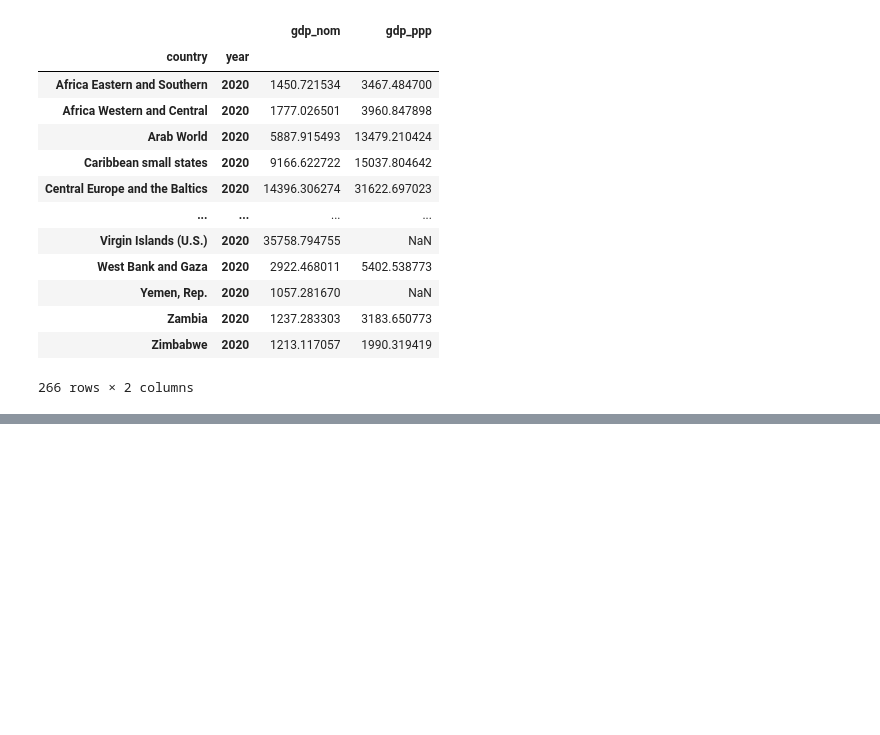
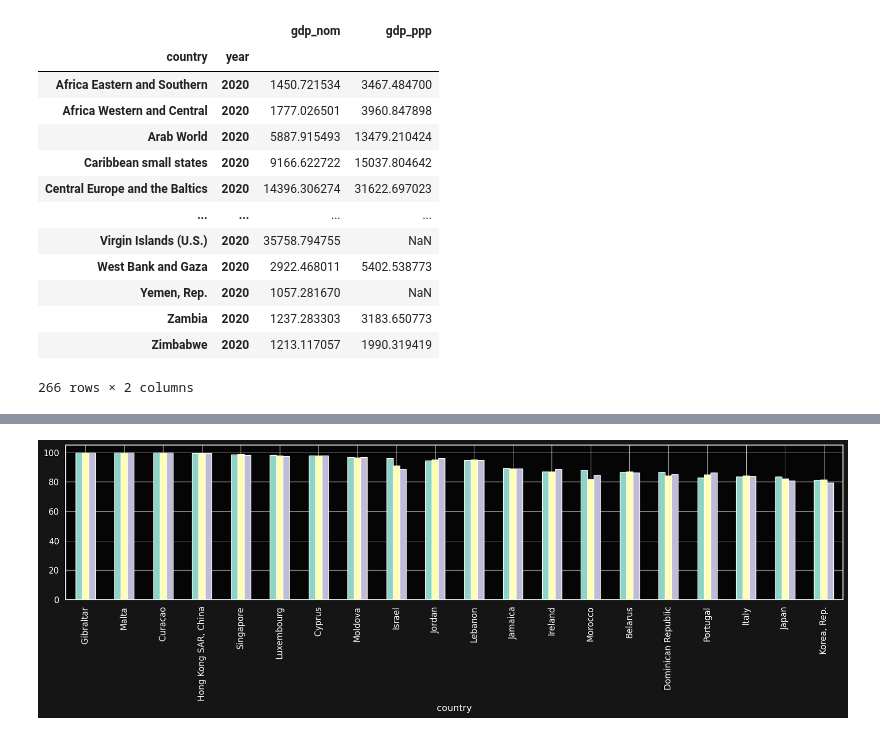
Before and after one commit to utkusarioglu/backtesting-workshop, a Jupyter notebook: src/pandas_datareader/datareader.ipynb, the cells around one changed output, grey strips where cells are left out. Saved outputs shown, nothing was run; the diff lists cells and outputs as text; code cells hidden in the pictures; blank space fills up the shorter version.

```diff
--- a/src/pandas_datareader/datareader.ipynb
+++ b/src/pandas_datareader/datareader.ipynb
@@ -67,0 +134,12 @@ strong multicollinearity or other numerical problems.
+# %%
+# style.use("dark_background")
+fig, ax = plt.subplots(
+    figsize=(20, 4),
+)
+energy_imports_percent.dropna().sort_values(
+    by="energy_imports_%", ascending=False
+).unstack().head(20).plot(kind="bar", ax=ax)
+ax.get_legend().remove()
+fig.show()
+# %% [output]
+[figure, added]
```
Also changed, not shown: parts of 6 cells of this notebook, 8 other files.
